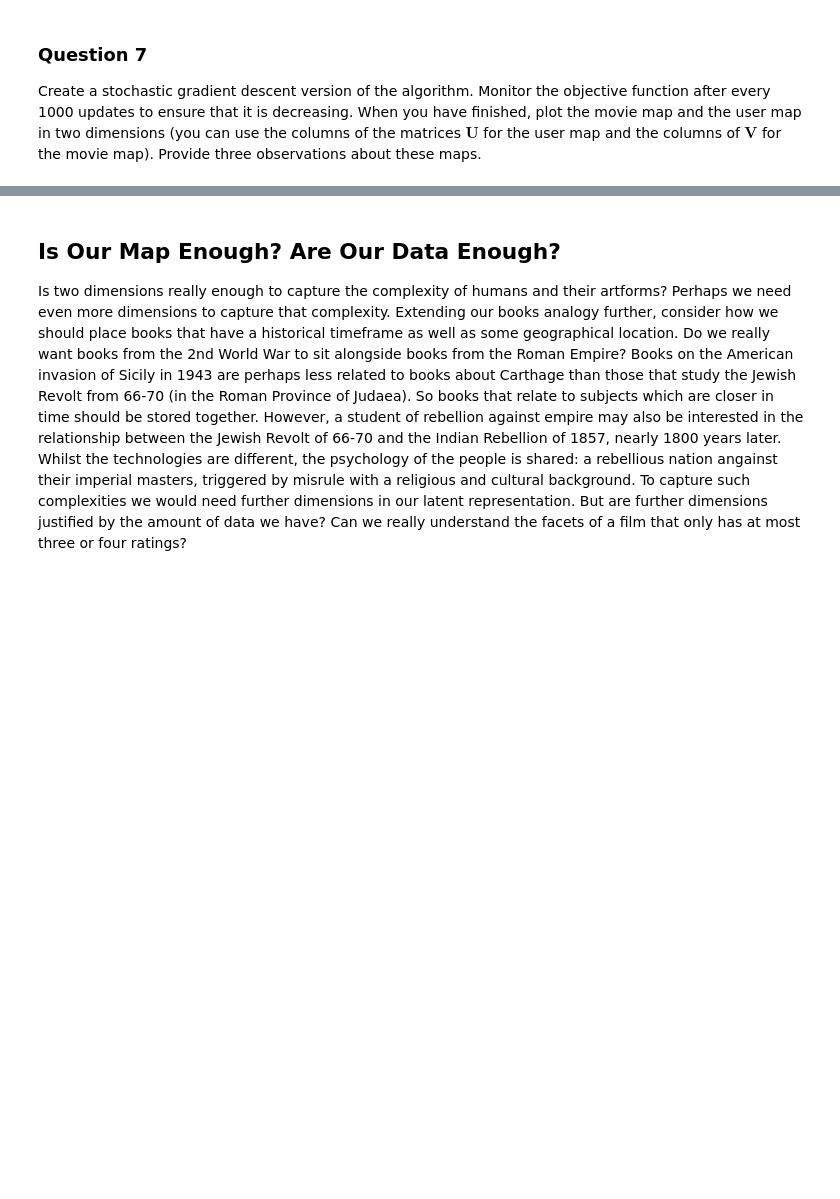
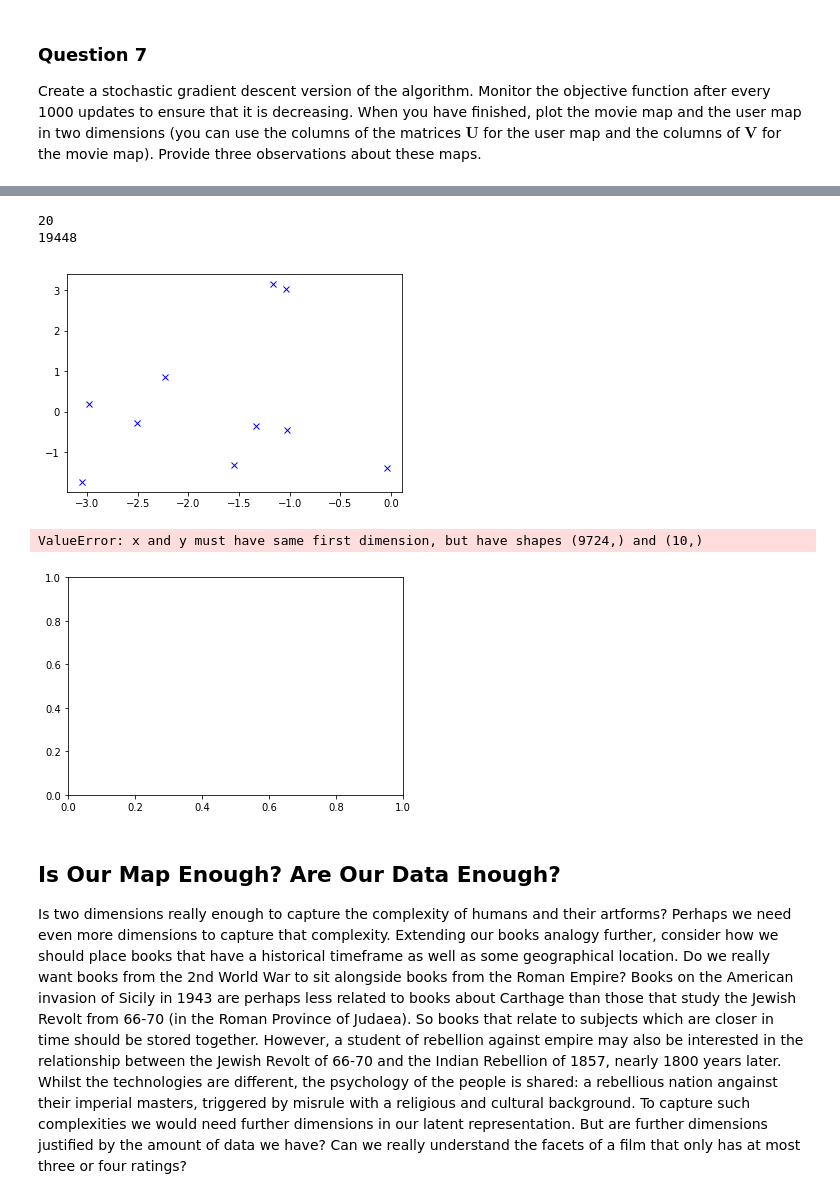
Before and after one commit to gucci-j/MLAI, a Jupyter notebook: Lab 2 - Objective Functions.ipynb, the cells around one changed output, grey strips where cells are left out. Cells and saved outputs as stored; diff of their text form; code cells hidden in the pictures; blank space fills up the shorter version.

```diff
--- a/Lab 2 - Objective Functions.ipynb
+++ b/Lab 2 - Objective Functions.ipynb
@@ -625,3 +740,21 @@ Iteration 40000 Objective function:  1.72740894425107
+# %%
+%matplotlib inline
+import pylab as plt # this imports the plotting library in python
+
+print(U.size)
+print(V.size)
+
+plt.plot(U[0], U[1], 'bx')
+plt.show()
+
+plt.plot(V[0], U[1], 'rx')
+plt.show()
+# %% [output]
+20
+19448
+[figure, added]
+ValueError: x and y must have same first dimension, but have shapes (9724,) and (10,)
+[figure, added]
 # %% [markdown]
 ## Is Our Map Enough? Are Our Data Enough?
 
```
Also changed, not shown: parts of 28 cells of this notebook, 3 other files.
